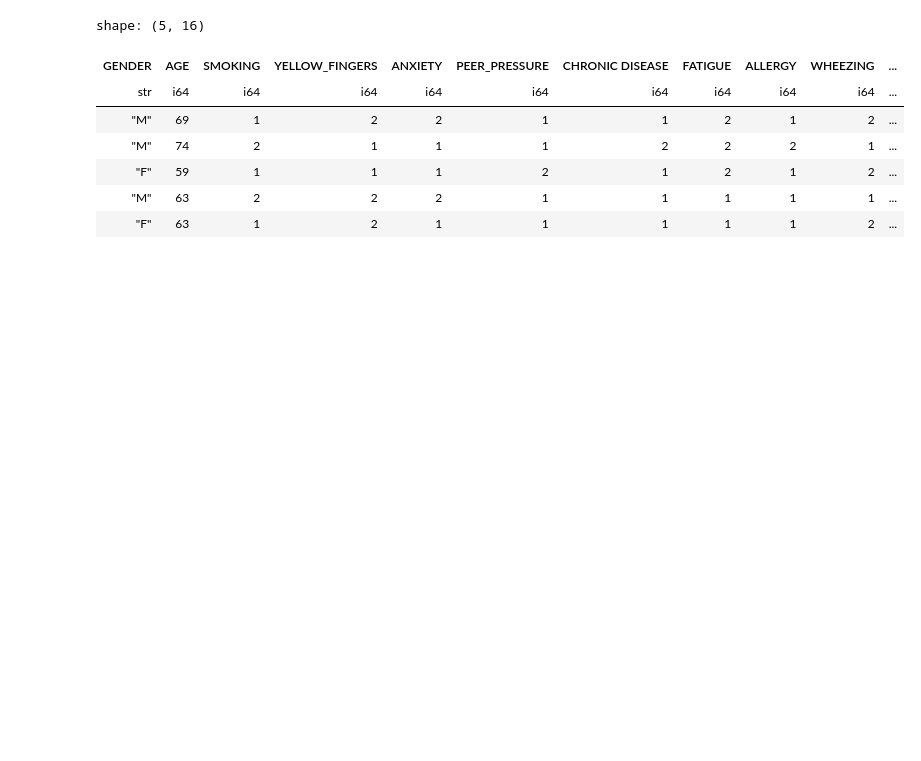
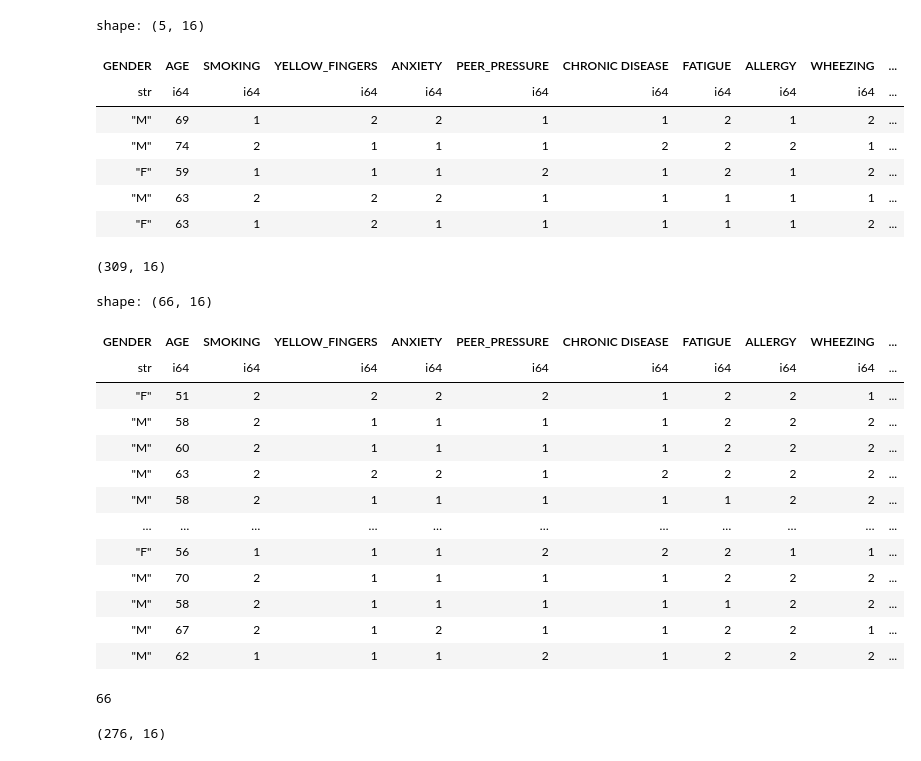
Before and after one commit to the-madhankumar/LungCancer, a Jupyter notebook: Code/main.ipynb, the cells around one changed output. Drawn from its saved outputs; the diff is of its cells as text; code cells hidden in the pictures; blank space fills up the shorter version.

```diff
--- a/Code/main.ipynb
+++ b/Code/main.ipynb
@@ -15,3 +15,29 @@ shape: (5, 16)
 | "F" | 59 | 1 | 1 | 1 | 2 | 1 | 2 | 1 | 2 | ... |
 | "M" | 63 | 2 | 2 | 2 | 1 | 1 | 1 | 1 | 1 | ... |
 | "F" | 63 | 1 | 2 | 1 | 1 | 1 | 1 | 1 | 2 | ... |
+# %%
+df.shape
+# %% [output]
+(309, 16)
+# %%
+duplicates = df.filter(df.is_duplicated())
+duplicates
+# %% [output]
+shape: (66, 16)
+| GENDER | AGE | SMOKING | YELLOW_FINGERS | ANXIETY | PEER_PRESSURE | CHRONIC DISEASE | FATIGUE | ALLERGY | WHEEZING | ... |
+| str | i64 | i64 | i64 | i64 | i64 | i64 | i64 | i64 | i64 | ... |
+| "F" | 51 | 2 | 2 | 2 | 2 | 1 | 2 | 2 | 1 | ... |
+| "M" | 58 | 2 | 1 | 1 | 1 | 1 | 2 | 2 | 2 | ... |
+| "M" | 60 | 2 | 1 | 1 | 1 | 1 | 2 | 2 | 2 | ... |
+| "M" | 63 | 2 | 2 | 2 | 1 | 2 | 2 | 2 | 2 | ... |
+| "M" | 58 | 2 | 1 | 1 | 1 | 1 | 1 | 2 | 2 | ... |
+| … | … | … | … | … | … | … | … | … | … | ... |
+| "F" | 56 | 1 | 1 | 1 | 2 | 2 | 2 | 1 | 1 | ... |
+| "M" | 70 | 2 | 1 | 1 | 1 | 1 | 2 | 2 | 2 | ... |
+| "M" | 58 | 2 | 1 | 1 | 1 | 1 | 1 | 2 | 2 | ... |
+| "M" | 67 | 2 | 1 | 2 | 1 | 1 | 2 | 2 | 1 | ... |
+| "M" | 62 | 1 | 1 | 1 | 2 | 1 | 2 | 2 | 2 | ... |
+# %%
+duplicates.height
+# %% [output]
+66
@@ -17,0 +46,4 @@ shape: (5, 16)
+# %%
+df.shape
+# %% [output]
+(276, 16)
```
Also changed, not shown: parts of 9 cells of this notebook.
